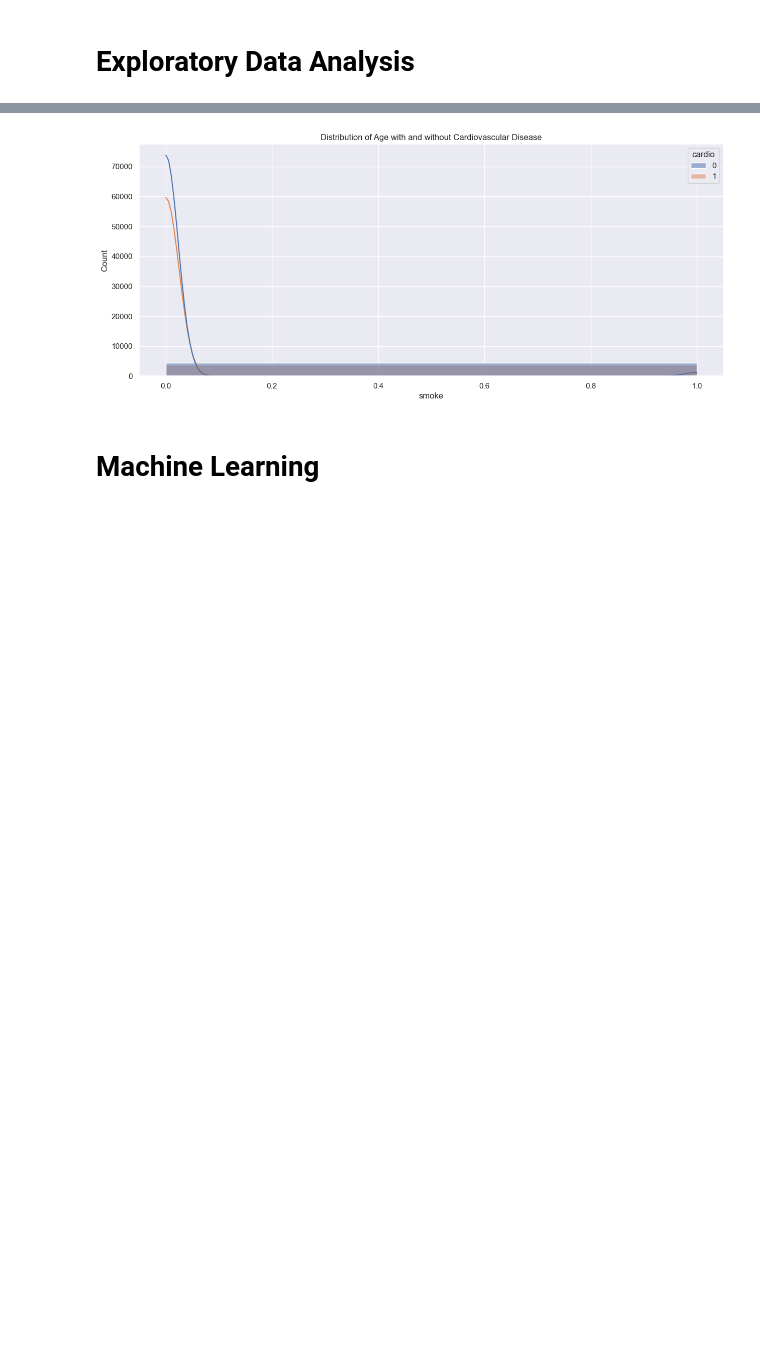
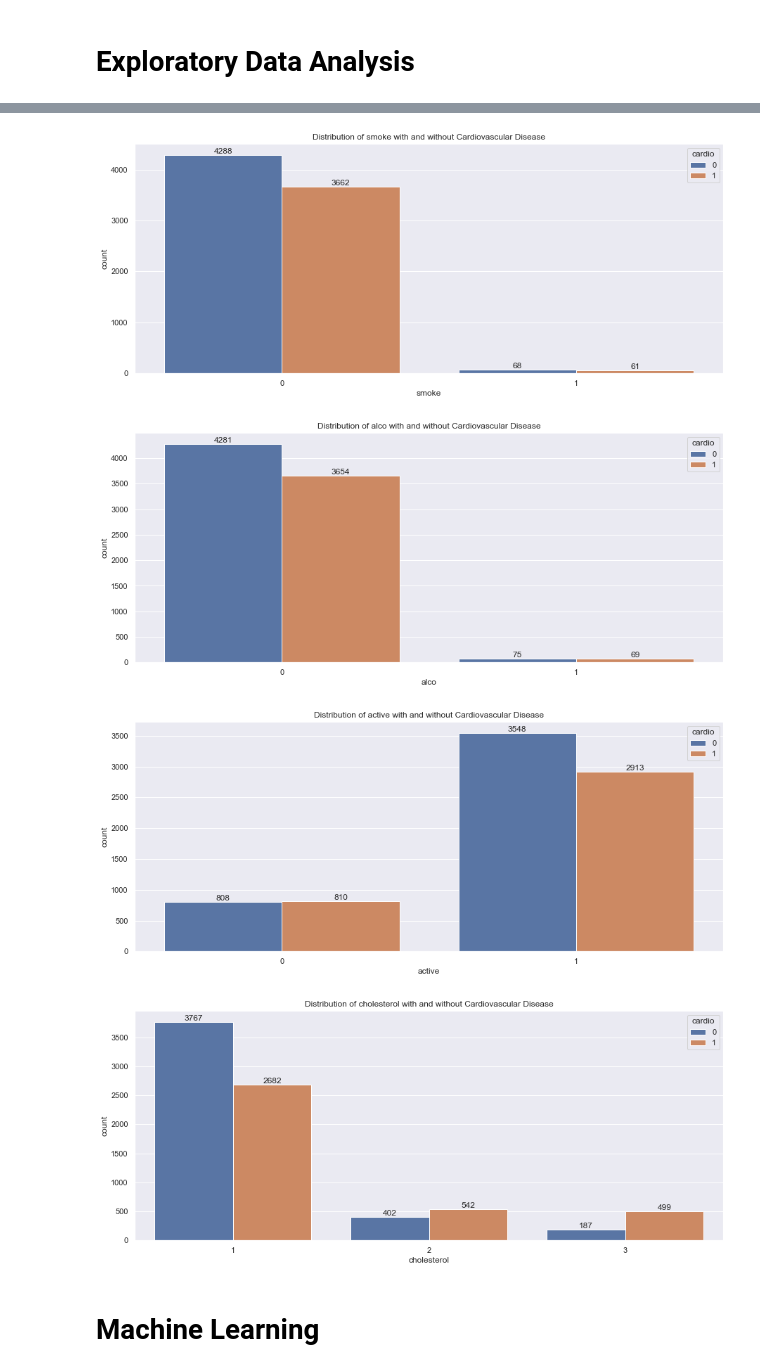
Before and after one commit to Edward095/SC1015MiniProject, a Jupyter notebook: SC1015 mini project.ipynb, the cells around one changed output, grey strips where cells are left out. Saved outputs shown, nothing was run; the diff lists cells and outputs as text; code cells hidden in the pictures; blank space fills up the shorter version.

Commit message:
Added EDA Visualisation

```diff
--- a/SC1015 mini project.ipynb
+++ b/SC1015 mini project.ipynb
@@ -106,11 +101,18 @@ plt.show()
-# %%
-plt.figure(figsize=(15,6))
-sb.histplot(data=cleaned, x='smoke',hue='cardio', binwidth = 1, kde=True)
-plt.title("Distribution of Age with and without Cardiovascular Disease")
-plt.show()
-#Add Visualisation of each category with cardio and without
-# %% [output]
-[figure, removed]
+# %%
+list = ["smoke", "alco", "active", "cholesterol"]
+for variable in list:
+    plt.figure(figsize=(15,6))
+    ax = sb.countplot(x=variable, hue="cardio",data = cleaned)
+    ax.bar_label(ax.containers[0])
+    ax.bar_label(ax.containers[1])
+    plt.title("Distribution of {} with and without Cardiovascular Disease".format(variable) )
+    plt.show()
+#Add Visualisation of each category with cardio and without
+# %% [output]
+[figure, added]
+[figure, added]
+[figure, added]
+[figure, added]
 # %% [markdown]
 # Machine Learning
 # %%
```
Also changed, not shown: parts of 7 cells of this notebook.
